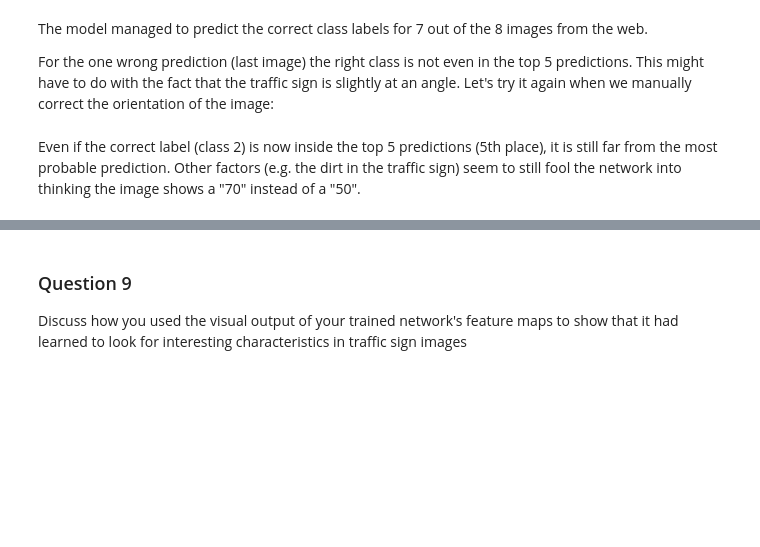
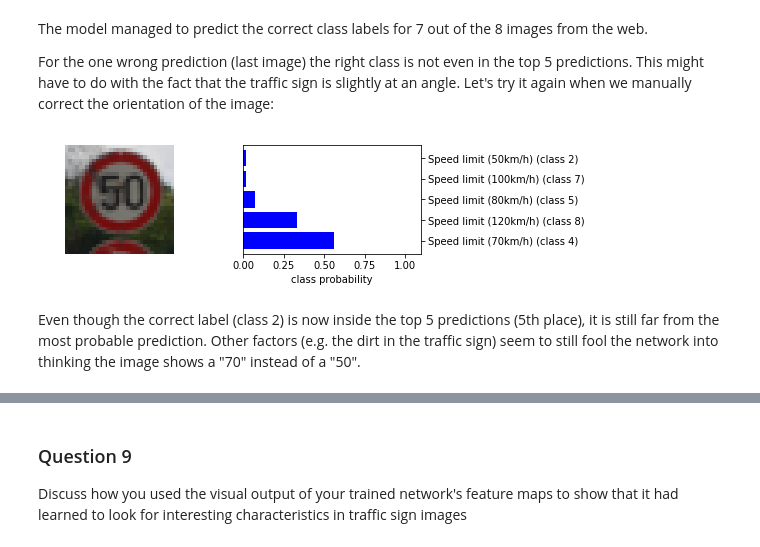
Before and after one commit to Corni33/CarND_P2_TrafficSigns, a Jupyter notebook: Traffic_Sign_Classifier.ipynb, the cells around one changed output, grey strips where cells are left out. Saved outputs shown, nothing was run; the diff lists cells and outputs as text; code cells hidden in the pictures; blank space fills up the shorter version.

```diff
--- a/Traffic_Sign_Classifier.ipynb
+++ b/Traffic_Sign_Classifier.ipynb
@@ -273,7 +257,7 @@ def ExtendedLeNet(x):
     fc3_b  = tf.Variable(tf.zeros(n_classes))
     logits = tf.matmul(fc21, fc3_W) + fc3_b
 
-    return logits
+    return logits, conv1, conv2
 # %% [markdown]
 ### Train, Validate and Test the Model
 # %% [markdown]
@@ -288,7 +272,7 @@ y = tf.placeholder(tf.int32, (None))
 one_hot_y = tf.one_hot(y, n_classes)
 keep_prob = tf.placeholder(tf.float32)
 
-logits = ExtendedLeNet(x)
+logits, conv1, conv2 = ExtendedLeNet(x)
 cross_entropy = tf.nn.softmax_cross_entropy_with_logits(logits, one_hot_y)
 loss_operation = tf.reduce_mean(cross_entropy)
 optimizer = tf.train.AdamOptimizer(learning_rate = rate)
@@ -460,15 +457,14 @@ For the one wrong prediction (last image) the right class is not even in the top
 # %%
 img_hr = mpimg.imread('./traffic_signs/8_rot.jpg')
 image = imresize(img_hr, (32,32))
 
 image_processed = normalize(grayscale(image))
 
-with tf.Session() as sess:
-    saver.restore(sess, './lenet')
-
-    visualizePrediction(image_processed, image, sess)
+visualizePrediction(image_processed, image, sess)
+# %% [output]
+[figure, added]
 # %% [markdown]
-Even if the correct label (class 2) is now inside the top 5 predictions (5th place), it is still far from the most probable prediction. Other factors (e.g. the dirt in the traffic sign) seem to still fool the network into thinking the image shows a "70" instead of a "50".
+Even though the correct label (class 2) is now inside the top 5 predictions (5th place), it is still far from the most probable prediction. Other factors (e.g. the dirt in the traffic sign) seem to still fool the network into thinking the image shows a "70" instead of a "50".
 # %% [markdown]
 ---
 
```
Also changed, not shown: parts of 16 cells of this notebook.
